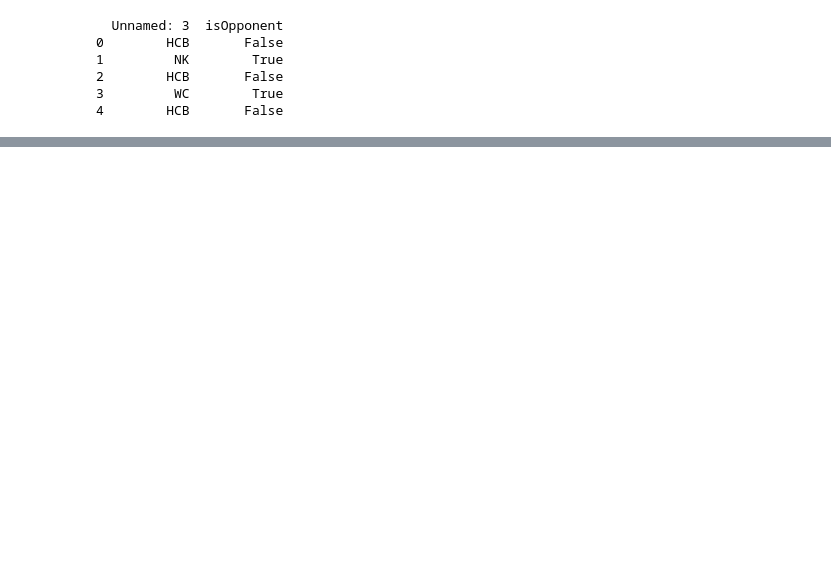
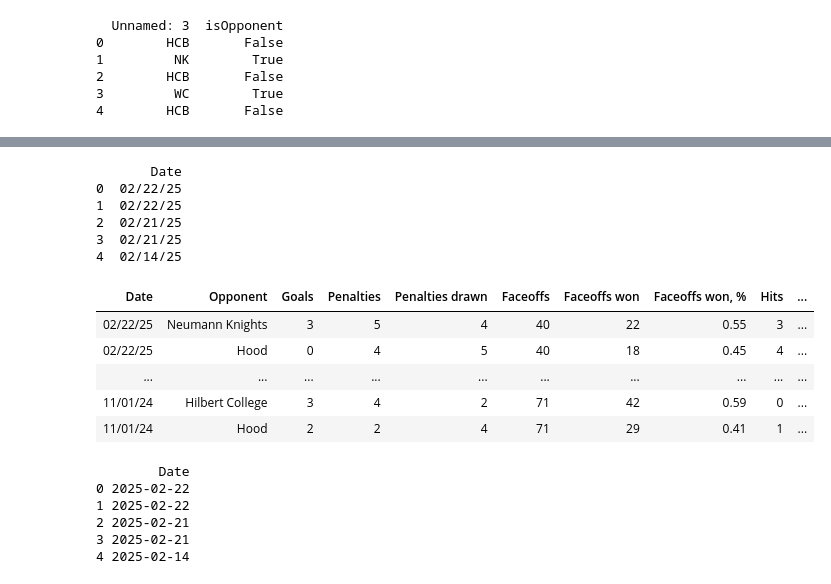
Before and after one commit to sarahsetiawan/Hood-Hockey, a Jupyter notebook: DataCleaning/Instat_DataCleaning/GamesNew.ipynb, the cells around one changed output, grey strips where cells are left out. Cells and saved outputs as stored; diff of their text form; code cells hidden in the pictures; blank space fills up the shorter version.

```diff
--- a/DataCleaning/Instat_DataCleaning/GamesNew.ipynb
+++ b/DataCleaning/Instat_DataCleaning/GamesNew.ipynb
@@ -331,0 +422,5 @@ print(games_opps_df[['Opponent', 'isAway', 'isOpponent']].head())
+# %%
+games_opps_df.drop(columns=['Score', 'Unnamed: 3'], inplace=True)
+
+# Display the updated DataFrame to verify
+print(games_opps_df.head())
@@ -331,0 +445,49 @@ print(games_opps_df[['Opponent', 'isAway', 'isOpponent']].head())
+# %%
+from datetime import datetime
+
+# Function to reformat dates
+def reformat_date(date):
+    try:
+        # If the date is missing the year, append the current year
+        if len(date.split('/')) == 2:
+            date += f"/{datetime.now().year % 100:02d}"
+        # Parse the date in dd/mm/yy format and reformat to mm/dd/yy
+        return datetime.strptime(date, '%d/%m/%y').strftime('%m/%d/%y')
+    except ValueError:
+        return None  # Handle invalid dates
+
+# Apply the reformat_date function to the 'Date' column
+games_opps_df['Date'] = games_opps_df['Date'].apply(reformat_date)
+
+# Display the updated DataFrame to verify
+print(games_opps_df[['Date']].head())
+# %% [output]
+       Date
+0  02/22/25
+1  02/22/25
+2  02/21/25
+3  02/21/25
+4  02/14/25
+# %%
+# Display the dataframe as a scrollable HTML table
+display(HTML(games_opps_df.to_html(index=False, max_rows=5, max_cols=None, notebook=True)))
+# %% [output]
+| Date | Opponent | Goals | Penalties | Penalties drawn | Faceoffs | Faceoffs won | Faceoffs won, % | Hits | ... |
+| 02/22/25 | Neumann Knights | 3 | 5 | 4 | 40 | 22 | 0.55 | 3 | ... |
+| 02/22/25 | Hood | 0 | 4 | 5 | 40 | 18 | 0.45 | 4 | ... |
+| ... | ... | ... | ... | ... | ... | ... | ... | ... | ... |
+| 11/01/24 | Hilbert College | 3 | 4 | 2 | 71 | 42 | 0.59 | 0 | ... |
+| 11/01/24 | Hood | 2 | 2 | 4 | 71 | 29 | 0.41 | 1 | ... |
+# %%
+# Convert the 'Date' column to datetime format
+games_opps_df['Date'] = pd.to_datetime(games_opps_df['Date'], format='%m/%d/%y', errors='coerce')
+
+# Display the updated DataFrame to verify
+print(games_opps_df[['Date']].head())
+# %% [output]
+        Date
+0 2025-02-22
+1 2025-02-22
+2 2025-02-21
+3 2025-02-21
+4 2025-02-14
```
Also changed, not shown: parts of 15 cells of this notebook, 5 other files.
